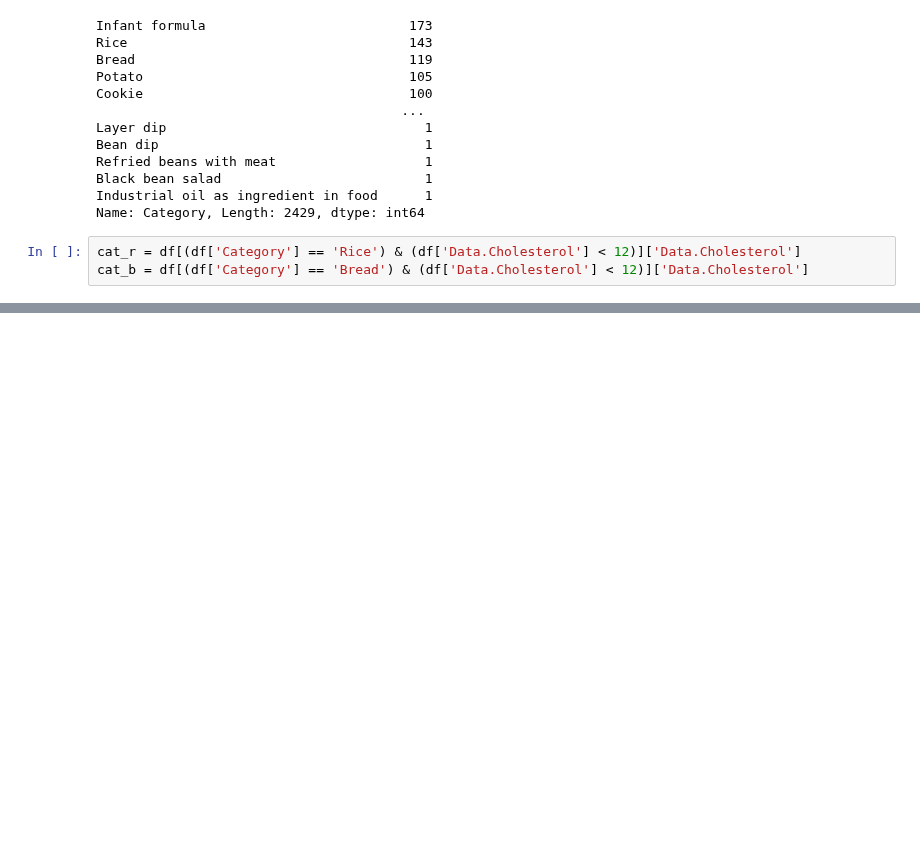
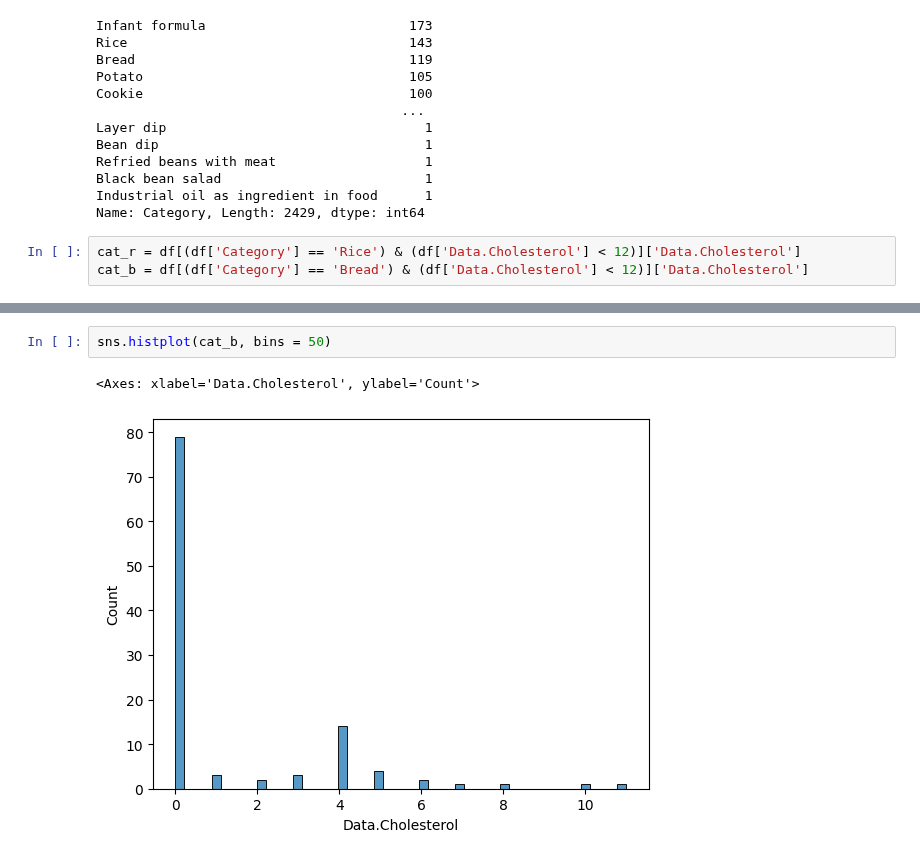
Before and after one commit to MariyaYu/Lesson_1, a Jupyter notebook: Untitled14.ipynb, the cells around one changed output, grey strips where cells are left out. Saved outputs shown, nothing was run; the diff lists cells and outputs as text; blank space fills up the shorter version.

```diff
--- a/Untitled14.ipynb
+++ b/Untitled14.ipynb
@@ -126,0 +141,5 @@ NameError: ignored
+# %%
+sns.histplot(cat_b, bins = 50)
+# %% [output]
+<Axes: xlabel='Data.Cholesterol', ylabel='Count'>
+[figure, added]
```
Also changed, not shown: parts of 6 cells of this notebook.
